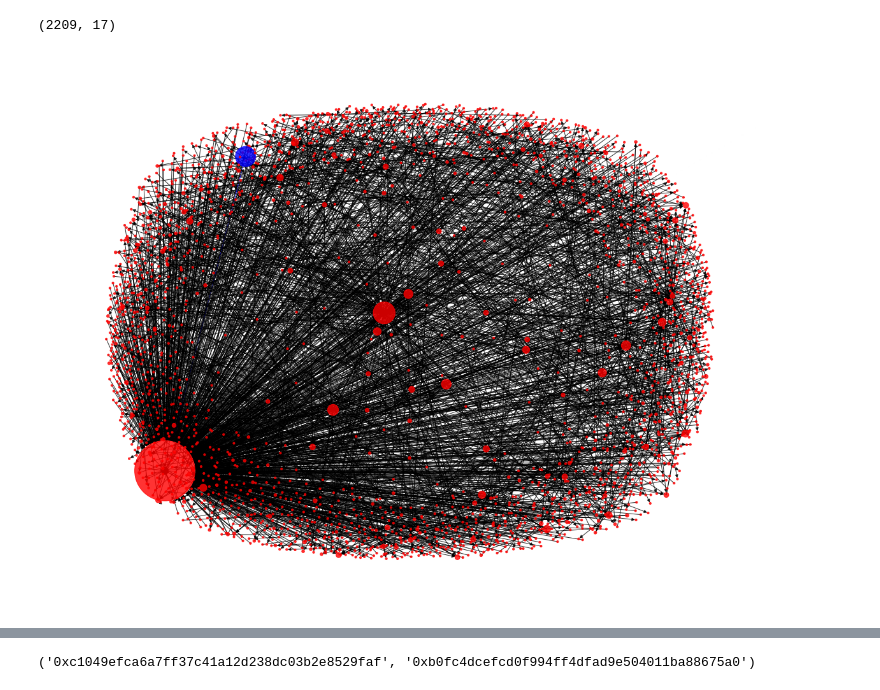
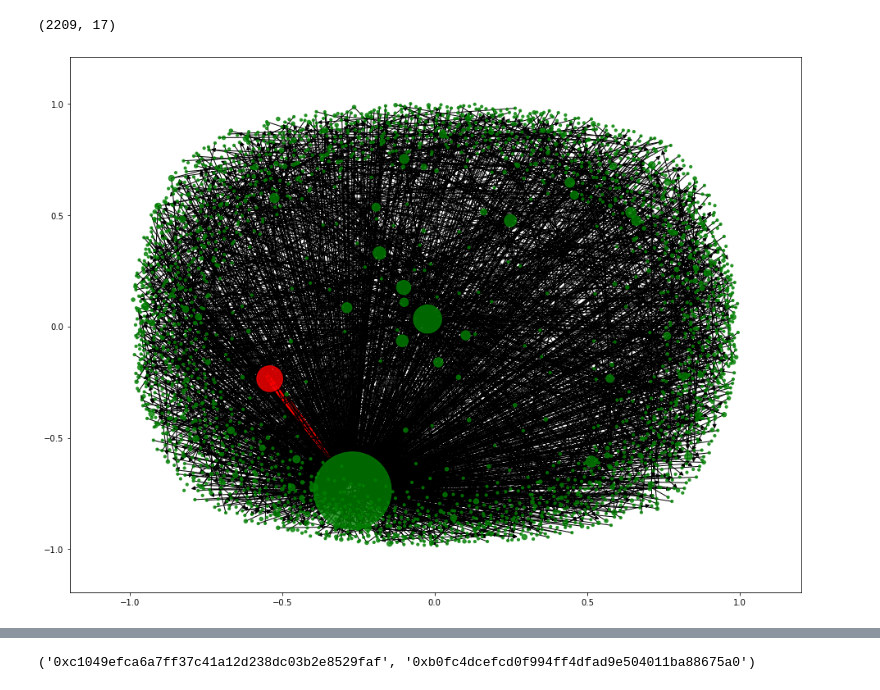
Before and after one commit to toskafke/ethereum-onos-project, a Jupyter notebook: notebooks/get_address_temp_network.ipynb, the cells around one changed output, grey strips where cells are left out. Cells and saved outputs as stored; diff of their text form; code cells hidden in the pictures.

Commit message:
improved the graph chart

```diff
--- a/notebooks/get_address_temp_network.ipynb
+++ b/notebooks/get_address_temp_network.ipynb
@@ -206,33 +167,31 @@ G = nx.from_pandas_edgelist(df, source='from_address', target='to_address', edge
 # %%
 import matplotlib.pyplot as plt
 plt.figure(figsize=(16,12))
 d = dict(G.degree)
 d["0x7c9001c50ea57c1b2ec1e3e63cf04c297534bfc1"] = 100
 color_map = []
+edge_size = []
 edge_color_map = []
 for u, v in G.edges():
     if u == "0x7c9001c50ea57c1b2ec1e3e63cf04c297534bfc1" or v == "0x7c9001c50ea57c1b2ec1e3e63cf04c297534bfc1":
-        edge_color_map.append("blue")
+        edge_color_map.append("red")
+        edge_size.append(10)
     else:
         edge_color_map.append("black")
+        edge_size.append(1)
+
 for node in G:
     if node == "0x7c9001c50ea57c1b2ec1e3e63cf04c297534bfc1":
-        color_map.append('blue')
+        color_map.append('red')
     else:
-        color_map.append('red')
-edge_size = [5 for _ in range(len(G))]
-edge_size = []
-for _ in range(len(G)):
-    if u == "0x7c9001c50ea57c1b2ec1e3e63cf04c297534bfc1" or v == "0x7c9001c50ea57c1b2ec1e3e63cf04c297534bfc1":
-        edge_size.append(20)
-    else:
-        edge_size.append(5)
+        color_map.append('green')
 pos = nx.spring_layout(G, k=0.3, iterations=20)
-nx.draw(G, pos=pos, node_color=color_map, edge_color=edge_color_map,
-        node_size=[v * 10 for v in d.values()], alpha=0.8, edge_size=edge_size)
+nx.draw_networkx_nodes(G, pos=pos, node_color=color_map,
+        node_size=[v * 10 for v in d.values()], alpha=0.8)
+nx.draw_networkx_edges(G, pos, width=edge_size, edge_color=edge_color_map)
 plt.show()
 # %% [output]
-[figure, old version]
+[figure, new version]
 # %%
 import matplotlib.pyplot as plt
 plt.figure(figsize=(16,12))
```
Also changed, not shown: parts of 6 cells of this notebook, 1 other file.
